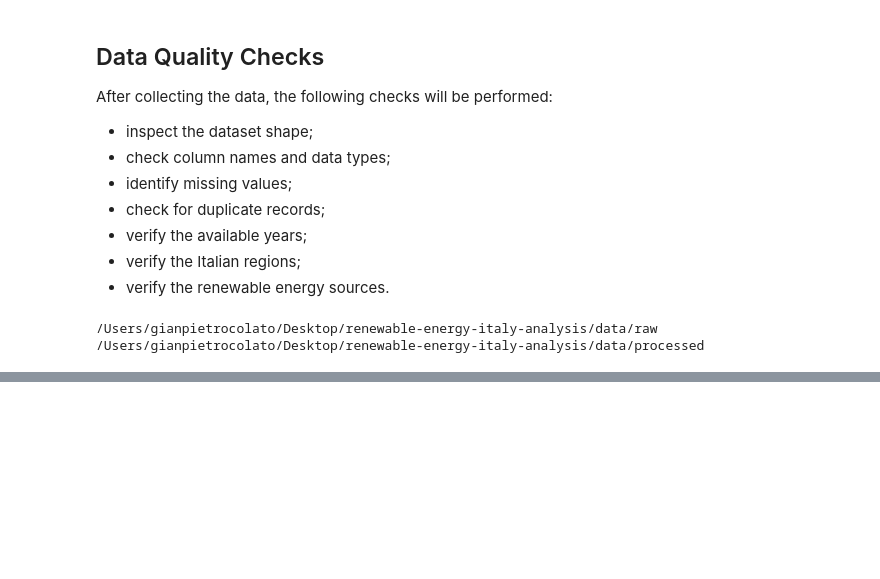
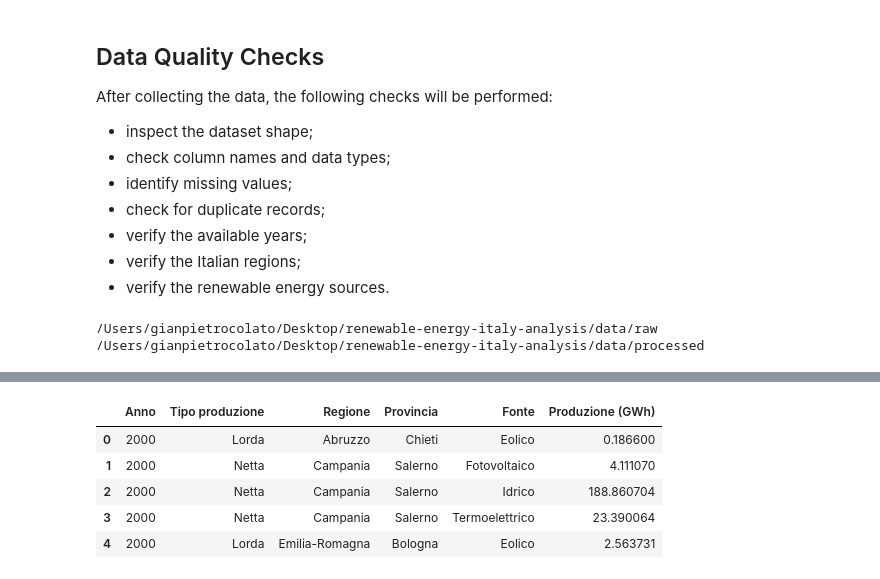
Before and after one commit to assutti/renewable-energy-italy-analysis, a Jupyter notebook: notebooks/01_data_collection.ipynb, the cells around one changed output, grey strips where cells are left out. Drawn from its saved outputs; the diff is of its cells as text; code cells hidden in the pictures; blank space fills up the shorter version.

```diff
--- a/notebooks/01_data_collection.ipynb
+++ b/notebooks/01_data_collection.ipynb
@@ -112,0 +129,9 @@ print(PROCESSED_DATA_DIR.resolve())
+# %%
+df_2000.head()
+# %% [output]
+|  | Anno | Tipo produzione | Regione | Provincia | Fonte | Produzione (GWh) |
+| 0 | 2000 | Lorda | Abruzzo | Chieti | Eolico | 0.186600 |
+| 1 | 2000 | Netta | Campania | Salerno | Fotovoltaico | 4.111070 |
+| 2 | 2000 | Netta | Campania | Salerno | Idrico | 188.860704 |
+| 3 | 2000 | Netta | Campania | Salerno | Termoelettrico | 23.390064 |
+| 4 | 2000 | Lorda | Emilia-Romagna | Bologna | Eolico | 2.563731 |
```
Also changed, not shown: parts of 78 cells of this notebook, 2 other files.
